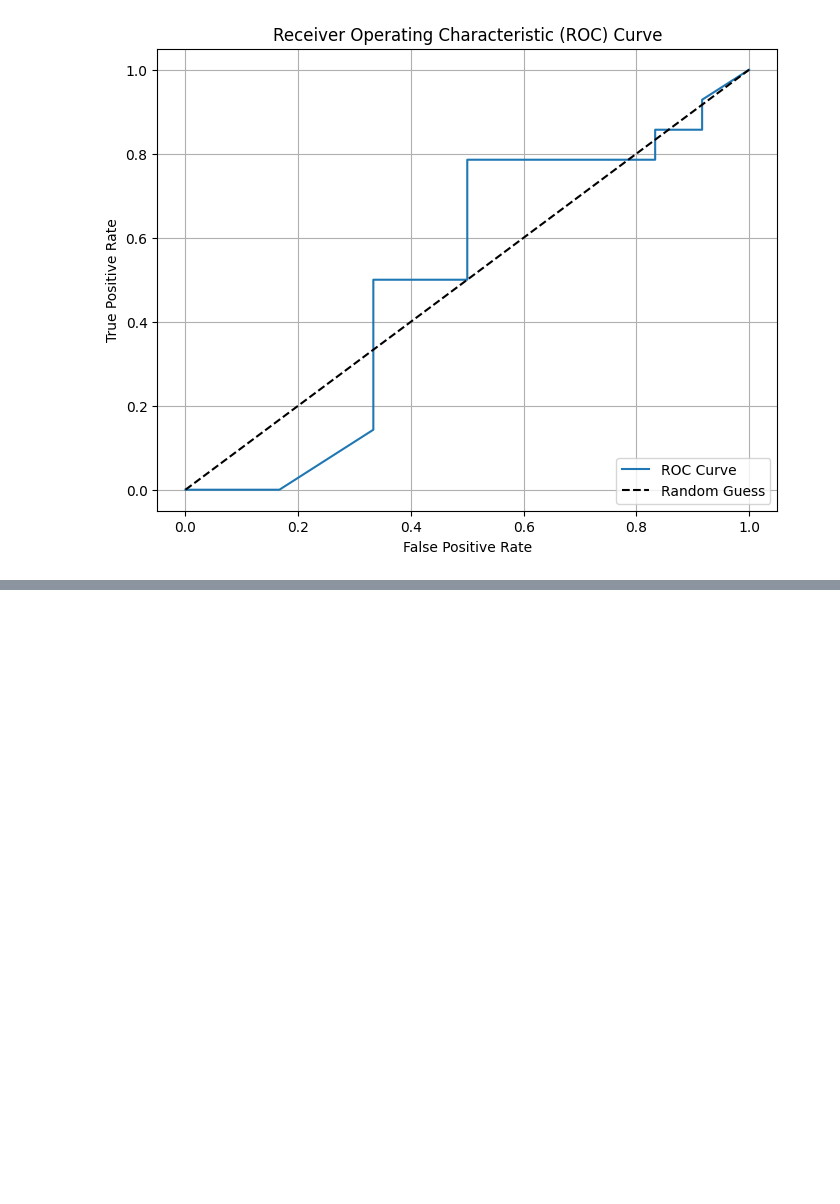
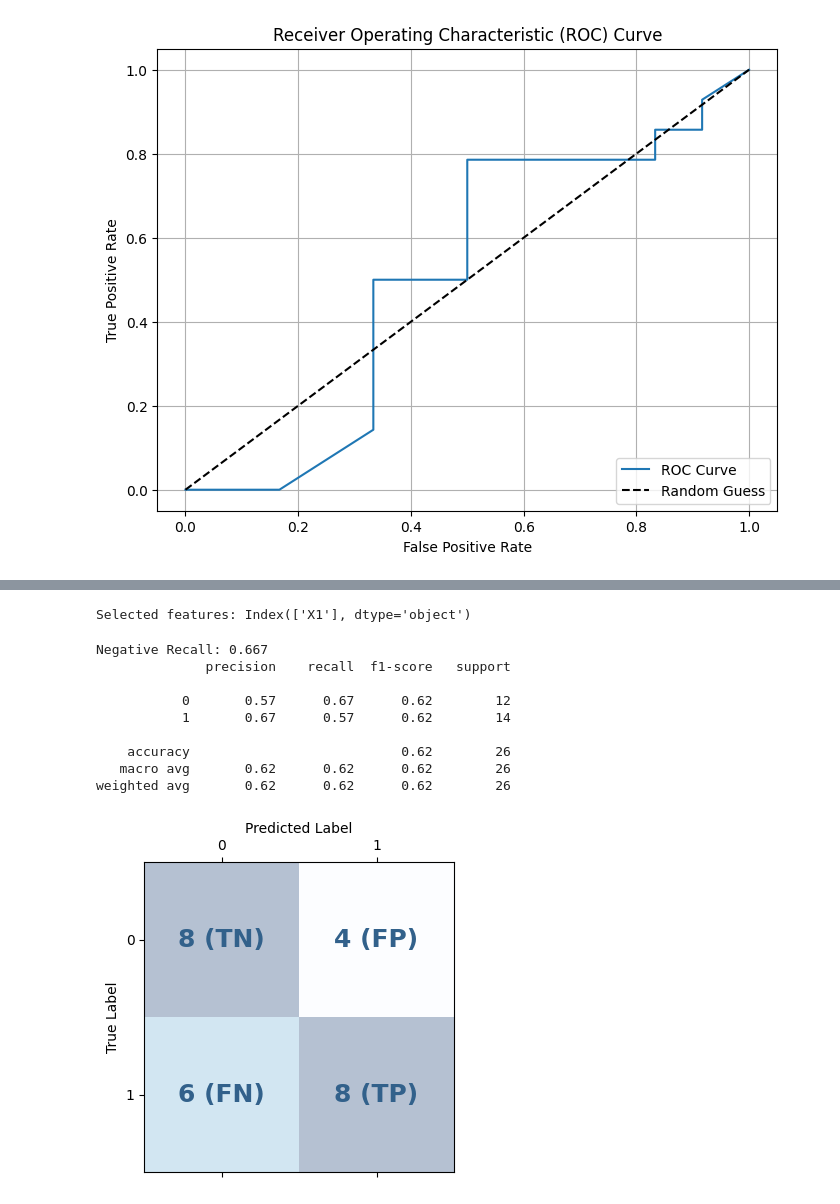
Before and after one commit to alexkneale/apziva_project_1, a Jupyter notebook: project_1.ipynb, the cells around one changed output, grey strips where cells are left out. Drawn from its saved outputs; the diff is of its cells as text; code cells hidden in the pictures; blank space fills up the shorter version.

```diff
--- a/project_1.ipynb
+++ b/project_1.ipynb
@@ -1078,0 +1404,22 @@ Going Forward
+# %%
+bern_params = copy.deepcopy(best_params)
+n_features = int(bern_params['n_features'])
+
+del bern_params['n_features']
+
+# Create an instance for RFE
+classifier_for_rfe = BernoulliNB(**bern_params)
+rfe = RFE(estimator=classifier_for_rfe, n_features_to_select=n_features,
+        importance_getter=nb_feature_importances)
+
+# Create a new instance for the final classifier
+classifier_final = BernoulliNB(**bern_params)
+bern_pipeline = Pipeline(steps=[('rfe', rfe), ('clf', classifier_final)])
+
+bern_pipeline.fit(X_train,y_train)
+mask = bern_pipeline.named_steps['rfe'].support_
+selected_feature_names_bern = X_train.columns[mask]
+
+print("Selected features:", selected_feature_names_bern)
+# %% [output]
+Selected features: Index(['X1'], dtype='object')
@@ -1078,0 +1455,58 @@ Going Forward
+# %%
+y_probs = bern_pipeline.predict_proba(X_test)[:, 1]
+y_pred = bern_pipeline.predict(X_test)
+
+# get the confusion matrix as a numpy array
+confmat = confusion_matrix(y_true = y_test, y_pred = y_pred)
+# use the pretty function to make it nicer
+
+LE = LabelEncoder()
+y_train = LE.fit_transform(y_train)
+y_test = LE.transform(y_test)
+FP_i = [0,1]
+TN_i = [0,0]
+TP_i = [1,1]
+FN_i = [1,0]
+
+# Extracting the quantities from the confusion matrix
+FP = confmat[0,1]
+TN = confmat[0,0]
+TP = confmat[1,1]
+FN = confmat[1,0]
+
+#Calculation of FPR, Recall, Precision and F1 Score
+# FPR
+FPR = (FP)/(FP+TN)
+# Recall
+Recall = (TP)/(TP+FN)
+Negative_Recall = (TN)/(TN+FP)
+print('Negative Recall: '+'%.3f' % Negative_Recall)
+
+
+# Precision
+Precision = (TP)/(FP+TP)
+# F1 Score
+F1 = 2 * (Precision * Recall)/(Precision + Recall)
+
+print(classification_report(y_test, y_pred))
+
+pretty_confusion_matrix(confmat, LE.classes_, "",
+                        labeling=True, highlight_indexes = [FP_i,FN_i,TP_i,TN_i])
+
+print('False Positive Rate (FPR): '+ '%.3f' % FPR)
+print('Recall: '+ '%.3f' % Recall)
+print('Negative Recall: '+'%.3f' % Negative_Recall)
+
+print('Precision: '+ '%.3f' % Precision)
+print('F1 Score: '+ '%.3f' % F1)
+# %% [output]
+Negative Recall: 0.667
+              precision    recall  f1-score   support
+
+           0       0.57      0.67      0.62        12
+           1       0.67      0.57      0.62        14
+
+    accuracy                           0.62        26
+   macro avg       0.62      0.62      0.62        26
+weighted avg       0.62      0.62      0.62        26
+[figure, added]
```
Also changed, not shown: parts of 31 cells of this notebook.
